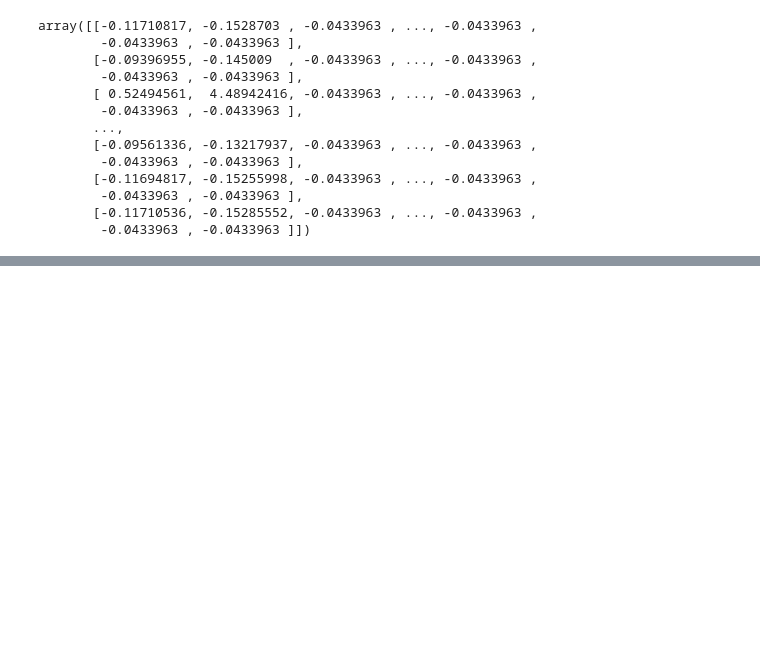
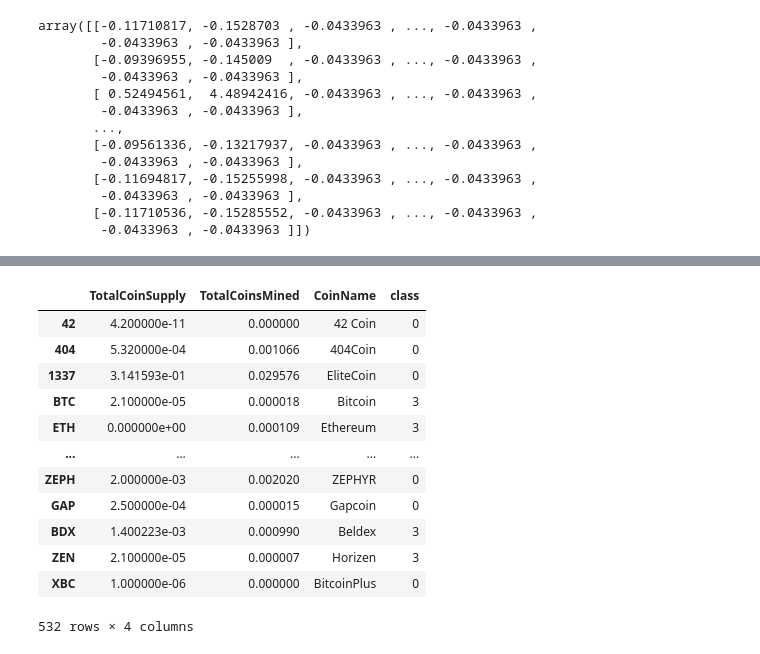
Before and after one commit to mkori60/Cryptocurriences, a Jupyter notebook: crypto_clustering.ipynb, the cells around one changed output, grey strips where cells are left out. Saved outputs shown, nothing was run; the diff lists cells and outputs as text; code cells hidden in the pictures; blank space fills up the shorter version.

```diff
--- a/crypto_clustering.ipynb
+++ b/crypto_clustering.ipynb
@@ -269,0 +298,5 @@ clustered_df.head(10)
+# %%
+# Scaling data to create the scatter plot with tradable cryptocurrencies.
+scaler = MinMaxScaler()
+scaled_data = scaler.fit_transform(clustered_df[['TotalCoinSupply', 'TotalCoinsMined']])
+scaled_data
@@ -269,0 +311,8 @@ clustered_df.head(10)
+# %%
+# Create a new DataFrame that has the scaled data with the clustered_df DataFrame index.
+plot_df = pd.DataFrame (
+    data = scaled_data, columns = ["TotalCoinSupply", "TotalCoinsMined"], index=x.index)
+
+plot_df = plot_df.round({'TotalCoinsMined':6})
+
+plot_df
@@ -269,0 +333,22 @@ clustered_df.head(10)
+# %%
+# Add the "CoinName" column from the clustered_df DataFrame to the new DataFrame.
+plot_df = pd.concat([plot_df, CoinName_df], axis=1)
+
+# Add the "Class" column from the clustered_df DataFrame to the new DataFrame.
+plot_df["class"] = model.labels_
+
+plot_df
+# %% [output]
+|  | TotalCoinSupply | TotalCoinsMined | CoinName | class |
+| 42 | 4.200000e-11 | 0.000000 | 42 Coin | 0 |
+| 404 | 5.320000e-04 | 0.001066 | 404Coin | 0 |
+| 1337 | 3.141593e-01 | 0.029576 | EliteCoin | 0 |
+| BTC | 2.100000e-05 | 0.000018 | Bitcoin | 3 |
+| ETH | 0.000000e+00 | 0.000109 | Ethereum | 3 |
+| ... | ... | ... | ... | ... |
+| ZEPH | 2.000000e-03 | 0.002020 | ZEPHYR | 0 |
+| GAP | 2.500000e-04 | 0.000015 | Gapcoin | 0 |
+| BDX | 1.400223e-03 | 0.000990 | Beldex | 3 |
+| ZEN | 2.100000e-05 | 0.000007 | Horizen | 3 |
+| XBC | 1.000000e-06 | 0.000000 | BitcoinPlus | 0 |
+532 rows × 4 columns
```
Also changed, not shown: parts of 9 cells of this notebook.
